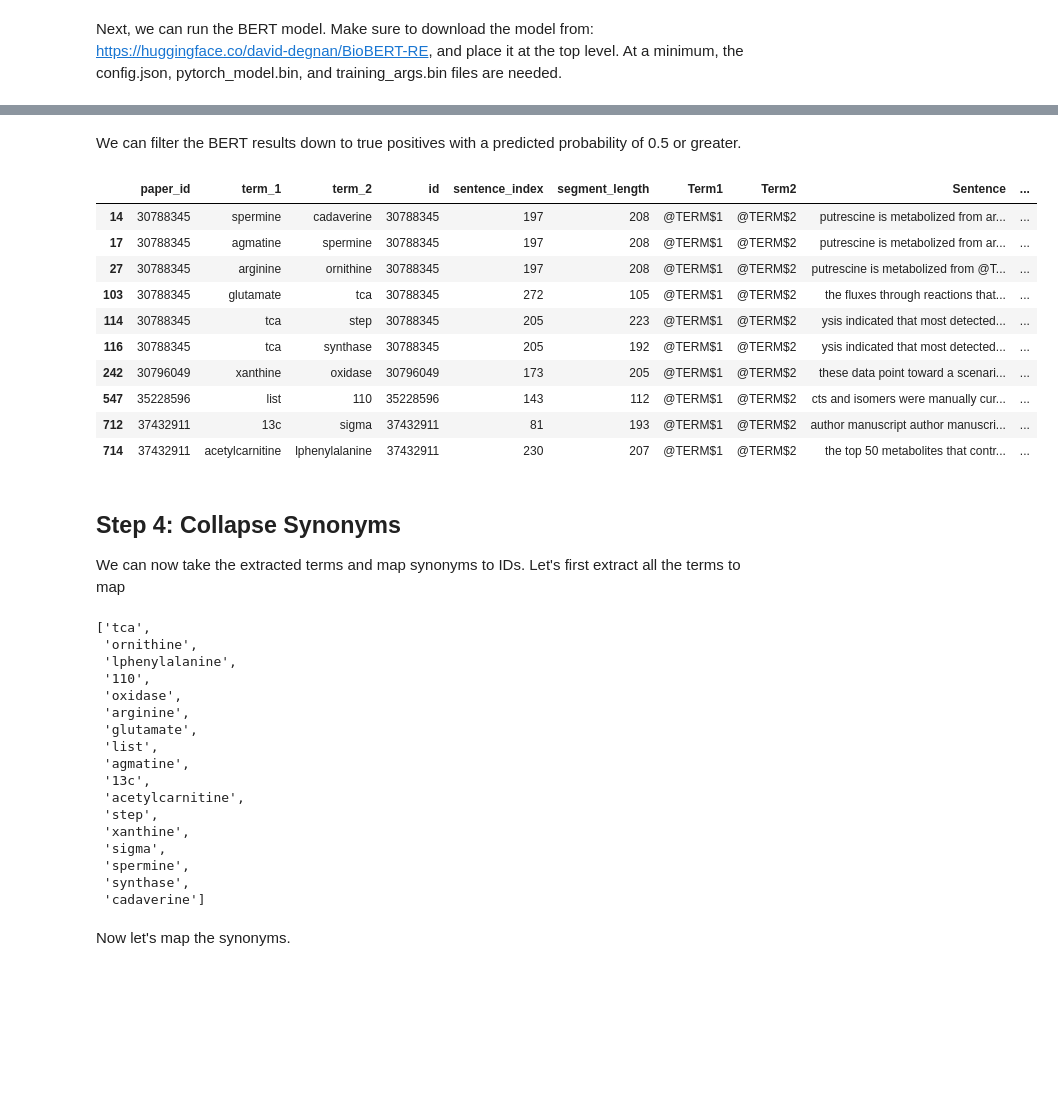
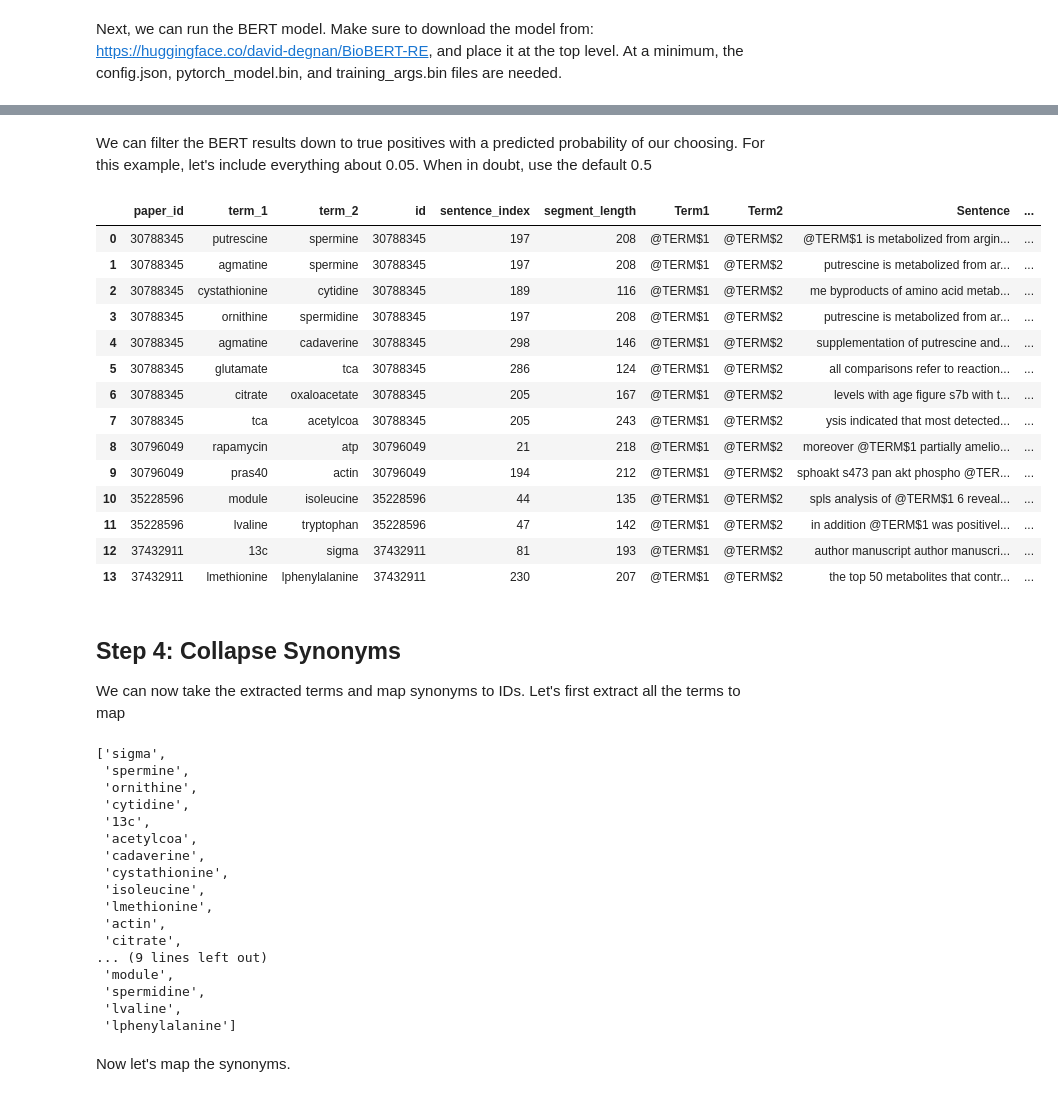
Before and after one commit to PNNL-Predictive-Phenomics/DancePartner, a Jupyter notebook: vignettes/how_to_use_DancePartner.ipynb, the cells around one changed output, grey strips where cells are left out. Saved outputs shown, nothing was run; the diff lists cells and outputs as text; code cells hidden in the pictures; blank space fills up the shorter version.

```diff
--- a/vignettes/how_to_use_DancePartner.ipynb
+++ b/vignettes/how_to_use_DancePartner.ipynb
@@ -185,27 +185,31 @@ dance.run_bert(input_path = os.path.join(output_directory, "sentence_biomolecule
 # %% [output]
 [interactive output not drawn]
 # %% [markdown]
-We can filter the BERT results down to true positives with a predicted probability of 0.5 or greater.
+We can filter the BERT results down to true positives with a predicted probability of our choosing. For this example, let's include everything about 0.05. When in doubt, use the default 0.5
 # %%
 # Define the output directory
 output_directory = os.path.join(os.getcwd(), "full_pipeline_example")
 
 # Pull all identified relationships and filter to the confirmed ones
 BERT = pd.read_table(os.path.join(output_directory, "bert_results.txt"))
-TrueBERT = BERT[BERT["True Positive"] >= 0.5]
+TrueBERT = BERT[BERT["True Positive"] >= 0.05].reset_index(drop = True)
 TrueBERT
 # %% [output]
 |  | paper_id | term_1 | term_2 | id | sentence_index | segment_length | Term1 | Term2 | Sentence | ... |
-| 14 | 30788345 | spermine | cadaverine | 30788345 | 197 | 208 | @TERM$1 | @TERM$2 | putrescine is metabolized from ar... | ... |
-| 17 | 30788345 | agmatine | spermine | 30788345 | 197 | 208 | @TERM$1 | @TERM$2 | putrescine is metabolized from ar... | ... |
-| 27 | 30788345 | arginine | ornithine | 30788345 | 197 | 208 | @TERM$1 | @TERM$2 | putrescine is metabolized from @T... | ... |
-| 103 | 30788345 | glutamate | tca | 30788345 | 272 | 105 | @TERM$1 | @TERM$2 | the fluxes through reactions that... | ... |
-| 114 | 30788345 | tca | step | 30788345 | 205 | 223 | @TERM$1 | @TERM$2 | ysis indicated that most detected... | ... |
-| 116 | 30788345 | tca | synthase | 30788345 | 205 | 192 | @TERM$1 | @TERM$2 | ysis indicated that most detected... | ... |
-| 242 | 30796049 | xanthine | oxidase | 30796049 | 173 | 205 | @TERM$1 | @TERM$2 | these data point toward a scenari... | ... |
-| 547 | 35228596 | list | 110 | 35228596 | 143 | 112 | @TERM$1 | @TERM$2 | cts and isomers were manually cur... | ... |
-| 712 | 37432911 | 13c | sigma | 37432911 | 81 | 193 | @TERM$1 | @TERM$2 | author manuscript author manuscri... | ... |
-| 714 | 37432911 | acetylcarnitine | lphenylalanine | 37432911 | 230 | 207 | @TERM$1 | @TERM$2 | the top 50 metabolites that contr... | ... |
+| 0 | 30788345 | putrescine | spermine | 30788345 | 197 | 208 | @TERM$1 | @TERM$2 | @TERM$1 is metabolized from argin... | ... |
+| 1 | 30788345 | agmatine | spermine | 30788345 | 197 | 208 | @TERM$1 | @TERM$2 | putrescine is metabolized from ar... | ... |
+| 2 | 30788345 | cystathionine | cytidine | 30788345 | 189 | 116 | @TERM$1 | @TERM$2 | me byproducts of amino acid metab... | ... |
+| 3 | 30788345 | ornithine | spermidine | 30788345 | 197 | 208 | @TERM$1 | @TERM$2 | putrescine is metabolized from ar... | ... |
+| 4 | 30788345 | agmatine | cadaverine | 30788345 | 298 | 146 | @TERM$1 | @TERM$2 | supplementation of putrescine and... | ... |
+| 5 | 30788345 | glutamate | tca | 30788345 | 286 | 124 | @TERM$1 | @TERM$2 | all comparisons refer to reaction... | ... |
+| 6 | 30788345 | citrate | oxaloacetate | 30788345 | 205 | 167 | @TERM$1 | @TERM$2 | levels with age figure s7b with t... | ... |
+| 7 | 30788345 | tca | acetylcoa | 30788345 | 205 | 243 | @TERM$1 | @TERM$2 | ysis indicated that most detected... | ... |
+| 8 | 30796049 | rapamycin | atp | 30796049 | 21 | 218 | @TERM$1 | @TERM$2 | moreover @TERM$1 partially amelio... | ... |
+| 9 | 30796049 | pras40 | actin | 30796049 | 194 | 212 | @TERM$1 | @TERM$2 | sphoakt s473 pan akt phospho @TER... | ... |
+| 10 | 35228596 | module | isoleucine | 35228596 | 44 | 135 | @TERM$1 | @TERM$2 | spls analysis of @TERM$1 6 reveal... | ... |
+| 11 | 35228596 | lvaline | tryptophan | 35228596 | 47 | 142 | @TERM$1 | @TERM$2 | in addition @TERM$1 was positivel... | ... |
+| 12 | 37432911 | 13c | sigma | 37432911 | 81 | 193 | @TERM$1 | @TERM$2 | author manuscript author manuscri... | ... |
+| 13 | 37432911 | lmethionine | lphenylalanine | 37432911 | 230 | 207 | @TERM$1 | @TERM$2 | the top 50 metabolites that contr... | ... |
 # %% [markdown]
 ## Step 4: Collapse Synonyms
 
@@ -217,23 +221,23 @@ all_found_terms.extend(TrueBERT["term_2"].to_list())
 all_found_terms = list(set(all_found_terms))
 all_found_terms
 # %% [output]
-['tca',
+['sigma',
+ 'spermine',
  'ornithine',
- 'lphenylalanine',
- '110',
- 'oxidase',
- 'arginine',
- 'glutamate',
- 'list',
- 'agmatine',
+ 'cytidine',
  '13c',
- 'acetylcarnitine',
- 'step',
- 'xanthine',
- 'sigma',
- 'spermine',
- 'synthase',
- 'cadaverine']
+ 'acetylcoa',
+ 'cadaverine',
+ 'cystathionine',
+ 'isoleucine',
+ 'lmethionine',
+ 'actin',
+ 'citrate',
+... (9 lines left out)
+ 'module',
+ 'spermidine',
+ 'lvaline',
+ 'lphenylalanine']
 # %% [markdown]
 Now let's map the synonyms.
 # %%
```
Also changed, not shown: parts of 12 cells of this notebook, 19 other files.
